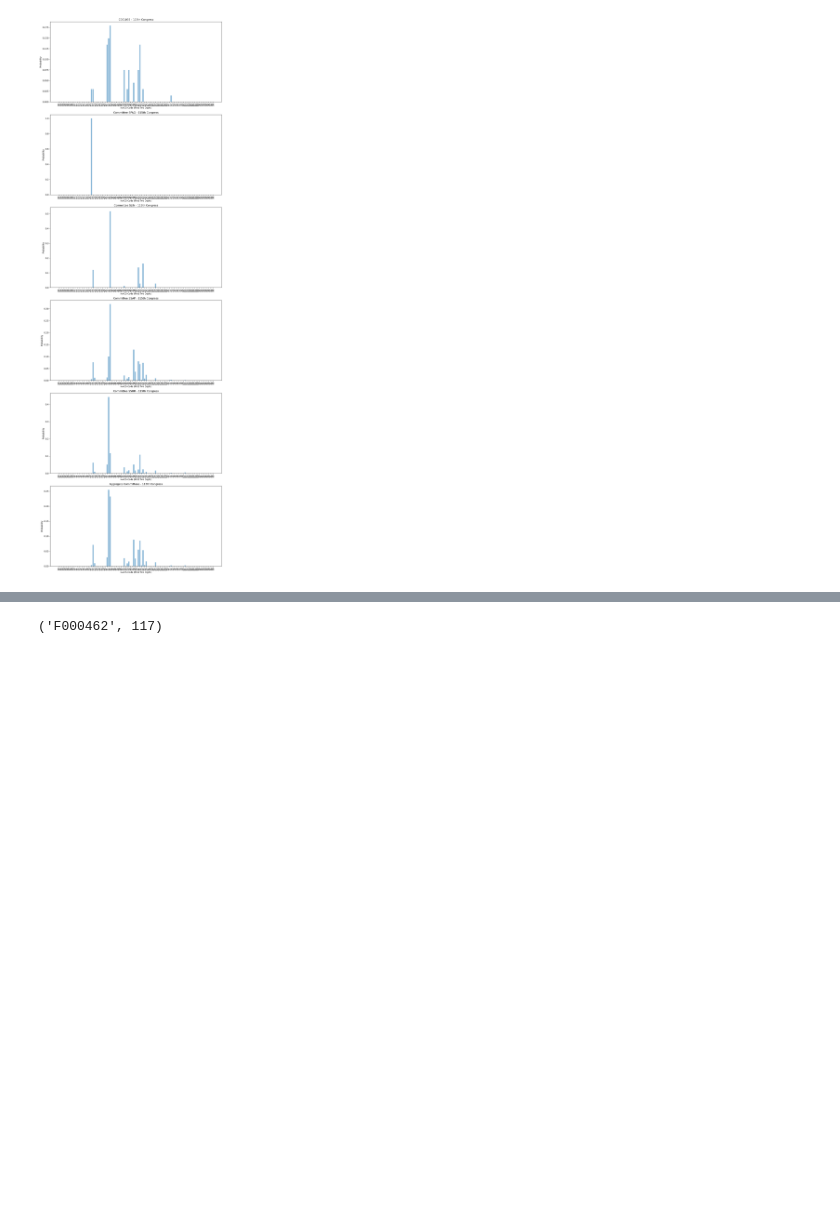
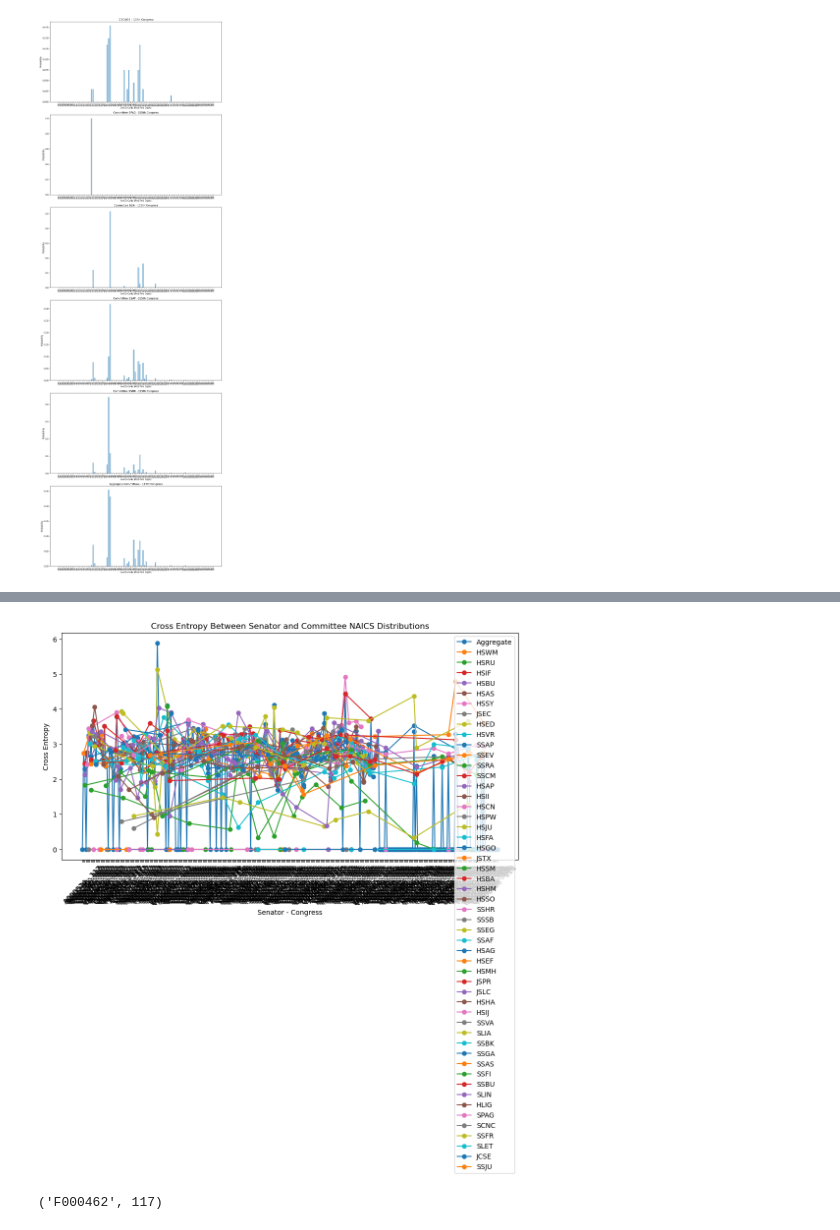
Before and after one commit to syyunn/efd, a Jupyter notebook: anlys/cycle/main9-transactions-desc-house-included.ipynb, the cells around one changed output, grey strips where cells are left out. Saved outputs shown, nothing was run; the diff lists cells and outputs as text; code cells hidden in the pictures; blank space fills up the shorter version.

```diff
--- a/anlys/cycle/main9-transactions-desc-house-included.ipynb
+++ b/anlys/cycle/main9-transactions-desc-house-included.ipynb
@@ -219,7 +202,7 @@ cgp_congress_pairs = []
 for idx, row in transaction_df.iterrows():
     congress_num = int(idx[:-2])  # Extract the congress number as an integer
     # Iterate through the columns (bioguide_id) of the row
-    for bioguide_id, value in row.iteritems():
+    for bioguide_id, value in row.items():
         # Check if the value is greater than or equal to 5
         if value >= 5 and congress_num >= 115:
             cgp_congress_pairs.append((bioguide_id, congress_num))
@@ -445,13 +428,16 @@ compare_senator_and_committees_naics(senator_bioguide_id, senator_congress_num)
 # %% [output]
 [figure]
 # %%
+print(transaction_df.head(10))
+
 cgp_congress_pairs = []
 
 # Iterate through the rows of transaction_df
 for idx, row in transaction_df.iterrows():
+    print(row)
     congress_num = int(idx[:-2])  # Extract the congress number as an integer
     # Iterate through the columns (senator_id) of the row
-    for bio_id, value in row.iteritems():
+    for bio_id, value in row.items():
         # Check if the value is greater than or equal to 5
         if value >= 5:
             cgp_congress_pairs.append((bio_id, congress_num))
@@ -488,43 +489,57 @@ for senator, congress in tqdm(cgp_congress_pairs):
     committees = get_committees_for_senator_and_congress(senator, congress)
     for committee in committees:
         committee_naics_dist = get_committee_naics_dist(committee, congress)
         committee_prob_dist = get_probability_distribution(committee_naics_dist)
 
         ce = cross_entropy(senator_prob_dist, committee_prob_dist)
-        cross_entropy_df = cross_entropy_df.append({"senator": senator,
-                                                    "congress": congress,
-                                                    "committee": committee,
-                                                    "cross_entropy": ce},
-                                                   ignore_index=True)
+        # cross_entropy_df = cross_entropy_df.append({"senator": senator,
+        #                                             "congress": congress,
+        #                                             "committee": committee,
+        #                                             "cross_entropy": ce},
+        #                                            ignore_index=True)
 
+        cross_entropy_df = pd.concat([cross_entropy_df, pd.DataFrame({"senator": [senator],
+                                                                    "congress": [congress],
+                                                                    "committee": [committee],
+                                                                    "cross_entropy": [ce]})],
+                                                                    ignore_index=True)
     # Calculate cross-entropy with aggregate committee
     aggregate_committee_naics_dist = defaultdict(int)
     for committee in committees:
         committee_naics_dist = get_committee_naics_dist(committee, congress)
         for naics, count in committee_naics_dist.items():
             aggregate_committee_naics_dist[naics] += count
     aggregate_committee_prob_dist = get_probability_distribution(aggregate_committee_naics_dist)
 
     ce = cross_entropy(senator_prob_dist, aggregate_committee_prob_dist)
-    cross_entropy_df = cross_entropy_df.append({"senator": senator,
-                                                "congress": congress,
-                                                "committee": "Aggregate",
-                                                "cross_entropy": ce},
-                                               ignore_index=True)
+    # cross_entropy_df = cross_entropy_df.append({"senator": senator,
+    #                                             "congress": congress,
+    #                                             "committee": "Aggregate",
+    #                                             "cross_entropy": ce},
+    #                                            ignore_index=True)
+
+    # Replace cross_entropy_df.append with pd.concat
+    cross_entropy_df = pd.concat([cross_entropy_df, pd.DataFrame({"senator": [senator],
+                                                              "congress": [congress],
+                                                              "committee": ["Aggregate"],
+                                                              "cross_entropy": [ce]})],
+                                                              ignore_index=True)
 
 # Visualize cross-entropy values in a plot
 plt.figure(figsize=(12, 6))
 for committee in cross_entropy_df["committee"].unique():
     committee_df = cross_entropy_df[cross_entropy_df["committee"] == committee]
     plt.plot(committee_df["senator"] + " - " + committee_df["congress"].astype(str),
              committee_df["cross_entropy"], label=committee, marker="o")
 
 plt.xlabel("Senator - Congress")
 plt.ylabel("Cross Entropy")
 plt.title("Cross Entropy Between Senator and Committee NAICS Distributions")
 plt.legend()
 plt.xticks(rotation=45)
 plt.show()
+# %% [output]
+[figure, added]
 # %%
 cgp_congress_pairs[23]
 # %% [output]
```
Also changed, not shown: parts of 50 cells of this notebook.
